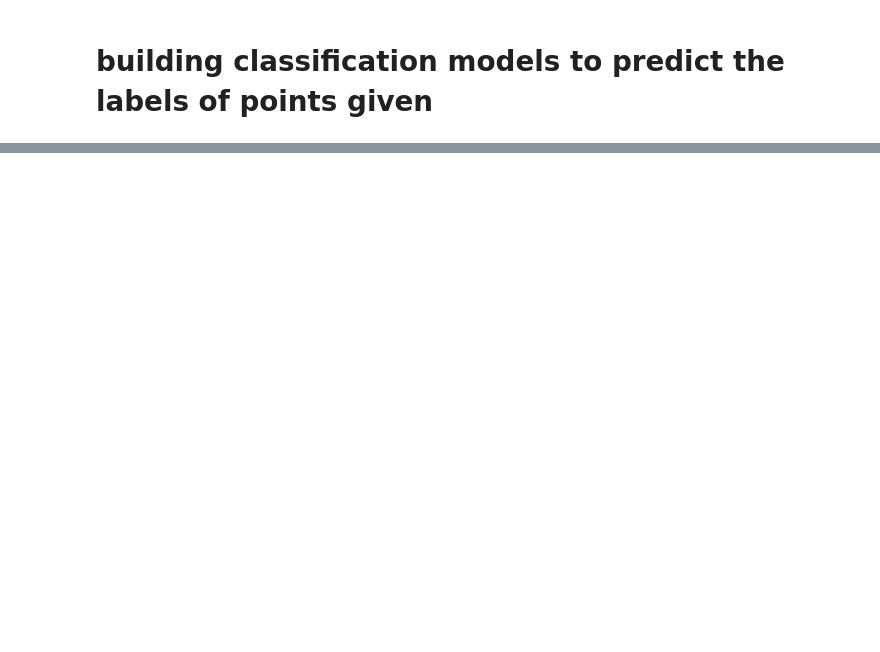
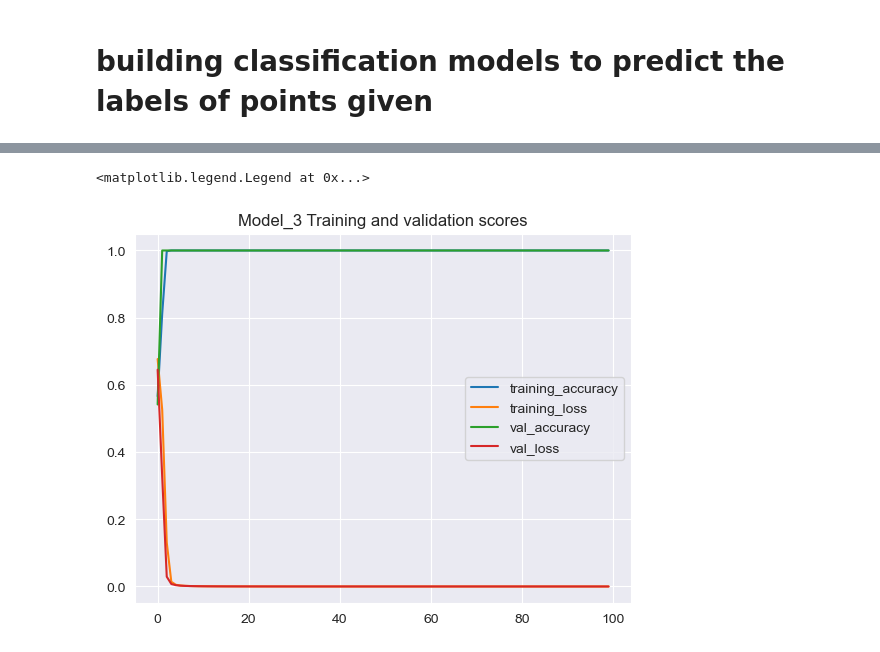
Before and after one commit to Jefest1/deep_learning_TensorFlow_Lessons, a Jupyter notebook: 02_classification_with_tensorflow.ipynb, the cells around one changed output, grey strips where cells are left out. Saved outputs shown, nothing was run; the diff lists cells and outputs as text; code cells hidden in the pictures; blank space fills up the shorter version.

```diff
--- a/02_classification_with_tensorflow.ipynb
+++ b/02_classification_with_tensorflow.ipynb
@@ -134,0 +196,24 @@ model_1.evaluate(X_test, y_test)
+# %%
+# set a random seed
+tf.random.set_seed(42)
+
+# build the model
+model_3 = Sequential([
+    Input(shape=X[0].shape),
+    Dense(50, activation='relu', name='hidden_layer_1'),
+    Dense(30, activation='relu', name='hidden_layer_2'),
+    Dense(1, activation='sigmoid', name='output_layer')
+], name='model_3')
+
+# compile the model
+model_3.compile(
+    loss=BinaryCrossentropy,
+    optimizer=Adam(learning_rate=0.01),
+    metrics=['accuracy']
+)
+
+# fit the model and get the history callback
+history = model_3.fit(X_train, y_train, epochs=100, verbose=0, batch_size=32, validation_split=0.15)
+
+# get the summary of the model
+model_3.summary()
@@ -134,0 +241,12 @@ model_1.evaluate(X_test, y_test)
+# %%
+# plot the model's training and validation loss and accuracy
+hist = pd.DataFrame(history.history)
+plt.plot(hist['accuracy'], label='training_accuracy')
+plt.plot(hist['loss'], label='training_loss')
+plt.plot(hist['val_accuracy'], label='val_accuracy')
+plt.plot(hist['val_loss'], label='val_loss')
+plt.title("Model_3 Training and validation scores")
+plt.legend()
+# %% [output]
+<matplotlib.legend.Legend at 0x...>
+[figure, added]
```
Also changed, not shown: parts of 16 cells of this notebook.
